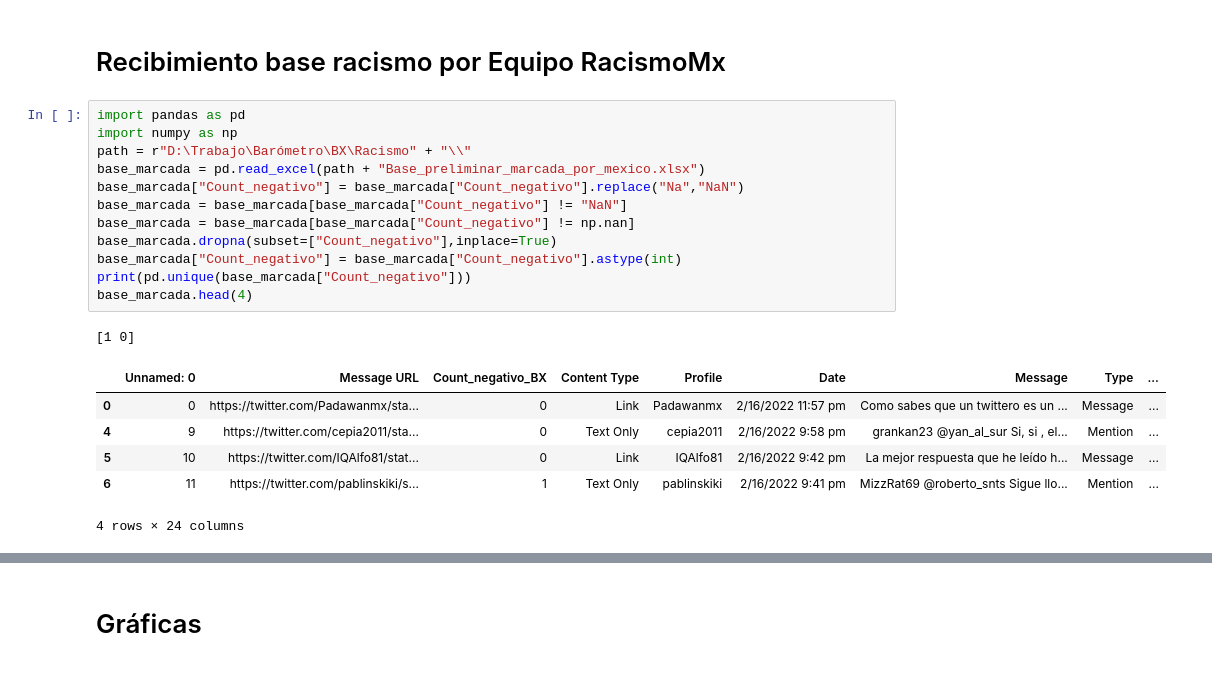
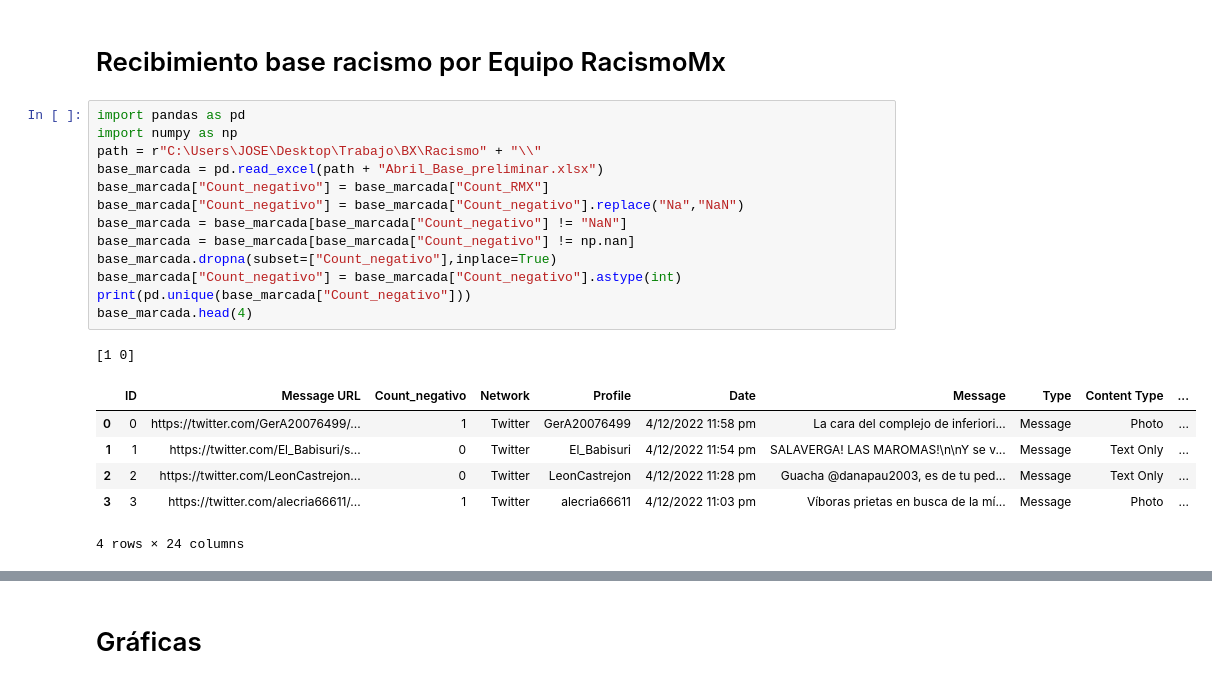
Before and after one commit to jordinola1470/BX-Codes, a Jupyter notebook: Racismo/Procesamiento_base_racismo_mx.ipynb, the cells around one changed output, grey strips where cells are left out. Saved outputs shown, nothing was run; the diff lists cells and outputs as text.

```diff
--- a/Racismo/Procesamiento_base_racismo_mx.ipynb
+++ b/Racismo/Procesamiento_base_racismo_mx.ipynb
@@ -232,22 +230,23 @@ scaled_df.to_csv("Base_estados_mexicanos_normalizada.csv")
 # %%
 import pandas as pd
 import numpy as np
-path = r"D:\Trabajo\Barómetro\BX\Racismo" + "\\"
-base_marcada = pd.read_excel(path + "Base_preliminar_marcada_por_mexico.xlsx")
+path = r"C:\Users\JOSE\Desktop\Trabajo\BX\Racismo" + "\\"
+base_marcada = pd.read_excel(path + "Abril_Base_preliminar.xlsx")
+base_marcada["Count_negativo"] = base_marcada["Count_RMX"]
 base_marcada["Count_negativo"] = base_marcada["Count_negativo"].replace("Na","NaN")
 base_marcada = base_marcada[base_marcada["Count_negativo"] != "NaN"]
 base_marcada = base_marcada[base_marcada["Count_negativo"] != np.nan]
 base_marcada.dropna(subset=["Count_negativo"],inplace=True)
 base_marcada["Count_negativo"] = base_marcada["Count_negativo"].astype(int)
 print(pd.unique(base_marcada["Count_negativo"]))
 base_marcada.head(4)
 # %% [output]
 [1 0]
-|  | Unnamed: 0 | Message URL | Count_negativo_BX | Content Type | Profile | Date | Message | Type | ... |
-| 0 | 0 | https://twitter.com/Padawanmx/sta... | 0 | Link | Padawanmx | 2/16/2022 11:57 pm | Como sabes que un twittero es un ... | Message | ... |
-| 4 | 9 | https://twitter.com/cepia2011/sta... | 0 | Text Only | cepia2011 | 2/16/2022 9:58 pm | grankan23 @yan_al_sur Si, si , el... | Mention | ... |
-| 5 | 10 | https://twitter.com/IQAlfo81/stat... | 0 | Link | IQAlfo81 | 2/16/2022 9:42 pm | La mejor respuesta que he leído h... | Message | ... |
-| 6 | 11 | https://twitter.com/pablinskiki/s... | 1 | Text Only | pablinskiki | 2/16/2022 9:41 pm | MizzRat69 @roberto_snts Sigue llo... | Mention | ... |
+|  | ID | Message URL | Count_negativo | Network | Profile | Date | Message | Type | Content Type | ... |
+| 0 | 0 | https://twitter.com/GerA20076499/... | 1 | Twitter | GerA20076499 | 4/12/2022 11:58 pm | La cara del complejo de inferiori... | Message | Photo | ... |
+| 1 | 1 | https://twitter.com/El_Babisuri/s... | 0 | Twitter | El_Babisuri | 4/12/2022 11:54 pm | SALAVERGA! LAS MAROMAS!\n\nY se v... | Message | Text Only | ... |
+| 2 | 2 | https://twitter.com/LeonCastrejon... | 0 | Twitter | LeonCastrejon | 4/12/2022 11:28 pm | Guacha @danapau2003, es de tu ped... | Message | Text Only | ... |
+| 3 | 3 | https://twitter.com/alecria66611/... | 1 | Twitter | alecria66611 | 4/12/2022 11:03 pm | Víboras prietas en busca de la mí... | Message | Photo | ... |
 4 rows × 24 columns
 # %%
 base_agrupada_estados_mexico_negativa = base_marcada.groupby("Estado").sum()
```
Also changed, not shown: parts of 17 cells of this notebook, 55 other files.
